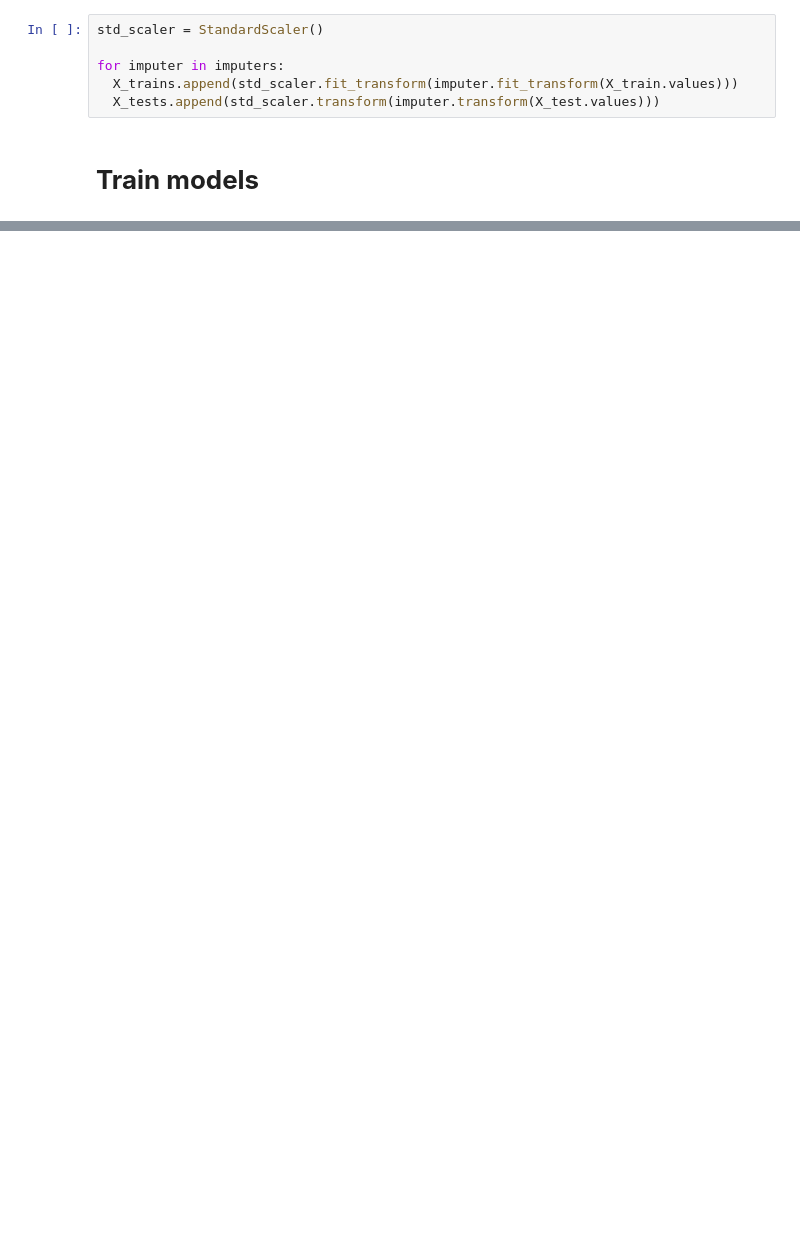
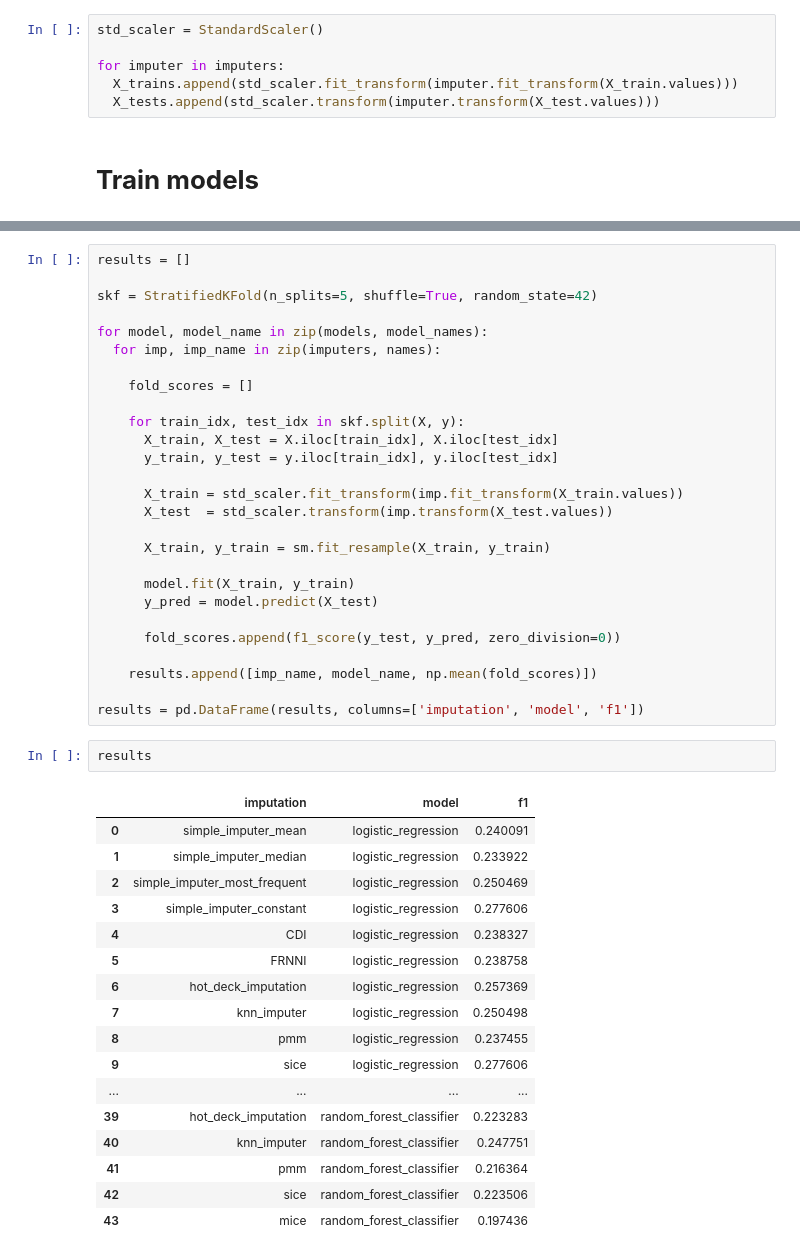
Before and after one commit to Alisizationed/sigmoid_homeworks, a Jupyter notebook: hw_10_missing_values_imputation/Sigmoid_HW_10.ipynb, the cells around one changed output, grey strips where cells are left out. Drawn from its saved outputs; the diff is of its cells as text; blank space fills up the shorter version.

```diff
--- a/hw_10_missing_values_imputation/Sigmoid_HW_10.ipynb
+++ b/hw_10_missing_values_imputation/Sigmoid_HW_10.ipynb
@@ -250,0 +355,47 @@ Random Forest behaved similarly to Logistic Regression in the sense that its sco
+# %%
+results = []
+
+skf = StratifiedKFold(n_splits=5, shuffle=True, random_state=42)
+
+for model, model_name in zip(models, model_names):
+  for imp, imp_name in zip(imputers, names):
+
+    fold_scores = []
+
+    for train_idx, test_idx in skf.split(X, y):
+      X_train, X_test = X.iloc[train_idx], X.iloc[test_idx]
+      y_train, y_test = y.iloc[train_idx], y.iloc[test_idx]
+
+      X_train = std_scaler.fit_transform(imp.fit_transform(X_train.values))
+      X_test  = std_scaler.transform(imp.transform(X_test.values))
+
+      X_train, y_train = sm.fit_resample(X_train, y_train)
+
+      model.fit(X_train, y_train)
+      y_pred = model.predict(X_test)
+
+      fold_scores.append(f1_score(y_test, y_pred, zero_division=0))
+
+    results.append([imp_name, model_name, np.mean(fold_scores)])
+
+results = pd.DataFrame(results, columns=['imputation', 'model', 'f1'])
+# %%
+results
+# %% [output]
+|  | imputation | model | f1 |
+| 0 | simple_imputer_mean | logistic_regression | 0.240091 |
+| 1 | simple_imputer_median | logistic_regression | 0.233922 |
+| 2 | simple_imputer_most_frequent | logistic_regression | 0.250469 |
+| 3 | simple_imputer_constant | logistic_regression | 0.277606 |
+| 4 | CDI | logistic_regression | 0.238327 |
+| 5 | FRNNI | logistic_regression | 0.238758 |
+| 6 | hot_deck_imputation | logistic_regression | 0.257369 |
+| 7 | knn_imputer | logistic_regression | 0.250498 |
+| 8 | pmm | logistic_regression | 0.237455 |
+| 9 | sice | logistic_regression | 0.277606 |
+| ... | ... | ... | ... |
+| 39 | hot_deck_imputation | random_forest_classifier | 0.223283 |
+| 40 | knn_imputer | random_forest_classifier | 0.247751 |
+| 41 | pmm | random_forest_classifier | 0.216364 |
+| 42 | sice | random_forest_classifier | 0.223506 |
+| 43 | mice | random_forest_classifier | 0.197436 |
```
Also changed, not shown: parts of 28 cells of this notebook.
